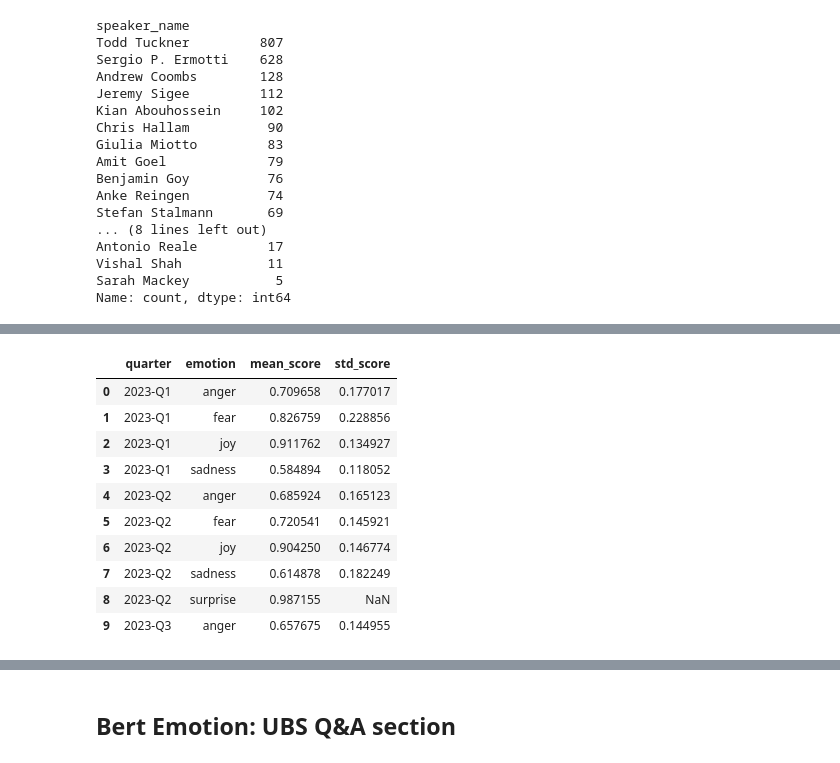
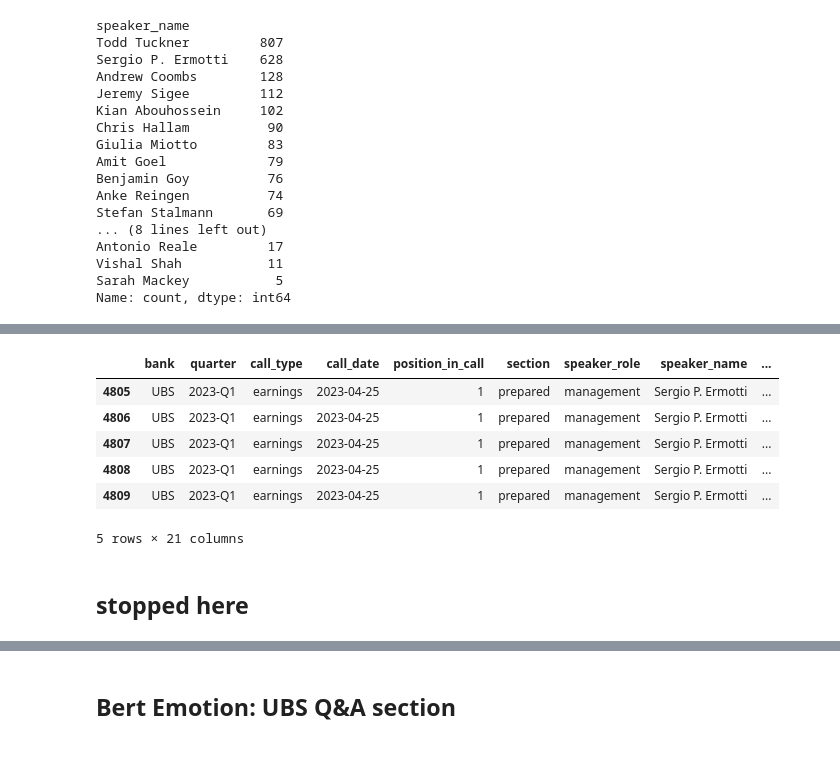
Before and after one commit to maybebool/boe-financial-analysis, a Jupyter notebook: notebooks/rachel/BertEmotion.ipynb, the cells around one changed output, grey strips where cells are left out. Saved outputs shown, nothing was run; the diff lists cells and outputs as text; code cells hidden in the pictures.

Commit message:
Lots of re-organising code - please use bert_emotion_ubs as the latest one

```diff
--- a/notebooks/rachel/BertEmotion.ipynb
+++ b/notebooks/rachel/BertEmotion.ipynb
@@ -267,19 +243,0 @@ Sentence emotion analysis:
-# %%
-# Create dataframe to calculate mean and standard deviation of every emotion every quarter (UBS)
-ubs_prepared_emotion_stats = ubs_prepared_data.groupby(["quarter", "emotion"]).agg(
-    mean_score=("score", "mean"),
-    std_score=("score", "std")
-).reset_index()
-ubs_prepared_emotion_stats.head(10)
-# %% [output]
-|  | quarter | emotion | mean_score | std_score |
-| 0 | 2023-Q1 | anger | 0.709658 | 0.177017 |
-| 1 | 2023-Q1 | fear | 0.826759 | 0.228856 |
-| 2 | 2023-Q1 | joy | 0.911762 | 0.134927 |
-| 3 | 2023-Q1 | sadness | 0.584894 | 0.118052 |
-| 4 | 2023-Q2 | anger | 0.685924 | 0.165123 |
-| 5 | 2023-Q2 | fear | 0.720541 | 0.145921 |
-| 6 | 2023-Q2 | joy | 0.904250 | 0.146774 |
-| 7 | 2023-Q2 | sadness | 0.614878 | 0.182249 |
-| 8 | 2023-Q2 | surprise | 0.987155 | NaN |
-| 9 | 2023-Q3 | anger | 0.657675 | 0.144955 |
@@ -297,3 +253,42 @@ ubs_prepared_emotion_stats.head(10)
+# %%
+# Run the model and keep all emotion scores
+basic_emotion = emotion_analyzer(documents, top_k=None, truncation=True)
+
+# Flatten the model output into one dict per sentence
+emotion_rows = []
+for result in basic_emotion:
+    if isinstance(result, list):
+        emotion_rows.append({entry["label"]: entry["score"] for entry in result})
+    elif isinstance(result, dict):
+        emotion_rows.append({result["label"]: result["score"]})
+    else:
+        emotion_rows.append({})
+
+# Add the top emotion and score to the dataframe
+ubs_prepared_data["main_emotion"] = [
+    max(row, key=row.get, default="neutral") if row else "neutral"
+    for row in emotion_rows
+]
+ubs_prepared_data["main_emotion_score"] = [
+    row.get(max(row, key=row.get, default="neutral"), 0.0) if row else 0.0
+    for row in emotion_rows
+]
+
+# Add all emotion columns as separate numeric columns
+for emotion in ["anger", "joy", "fear", "sadness", "love", "surprise"]:
+    ubs_prepared_data[emotion] = [row.get(emotion, 0.0) for row in emotion_rows]
+# %%
+ubs_prepared_data.head(5)
+# %% [output]
+|  | bank | quarter | call_type | call_date | position_in_call | section | speaker_role | speaker_name | ... |
+| 4805 | UBS | 2023-Q1 | earnings | 2023-04-25 | 1 | prepared | management | Sergio P. Ermotti | ... |
+| 4806 | UBS | 2023-Q1 | earnings | 2023-04-25 | 1 | prepared | management | Sergio P. Ermotti | ... |
+| 4807 | UBS | 2023-Q1 | earnings | 2023-04-25 | 1 | prepared | management | Sergio P. Ermotti | ... |
+| 4808 | UBS | 2023-Q1 | earnings | 2023-04-25 | 1 | prepared | management | Sergio P. Ermotti | ... |
+| 4809 | UBS | 2023-Q1 | earnings | 2023-04-25 | 1 | prepared | management | Sergio P. Ermotti | ... |
+5 rows × 21 columns
+# %% [markdown]
+## stopped here
 # %%
 # Plot mean and standard deviation of every emotion every quarter as a scatter plot on the same plot (UBS)
 import matplotlib.pyplot as plt
```
Also changed, not shown: parts of 39 cells of this notebook.
